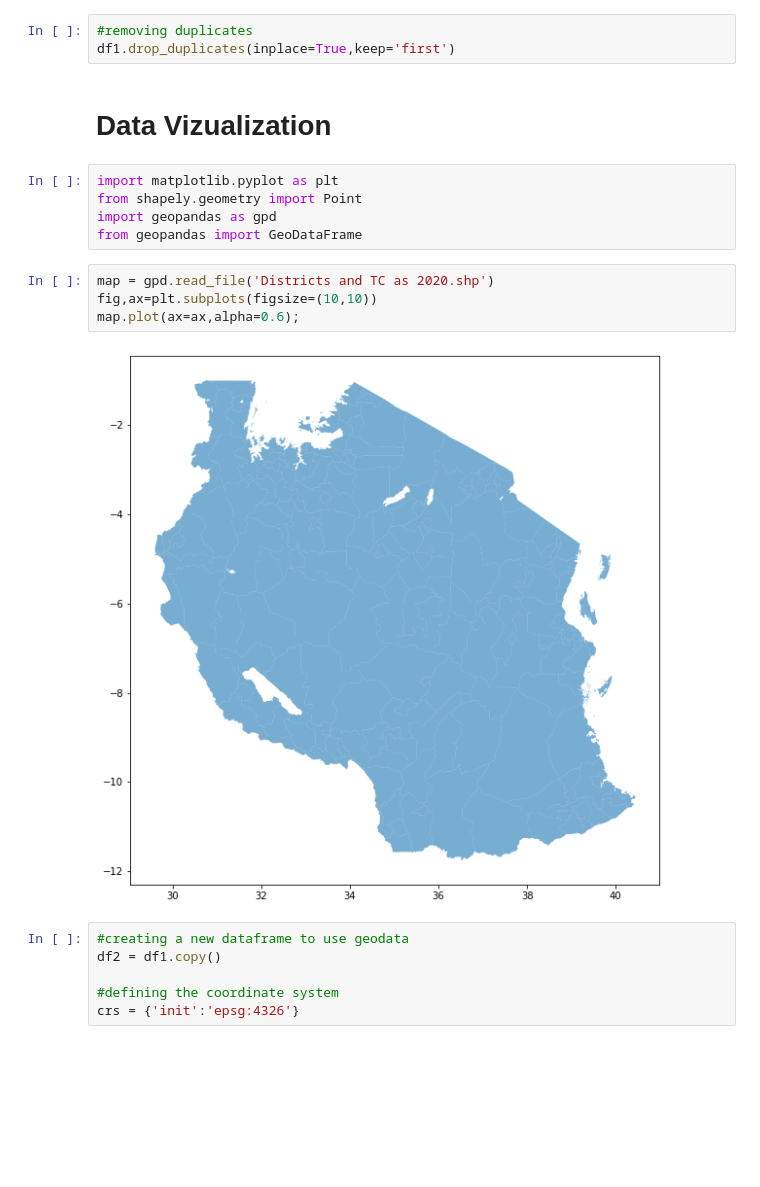
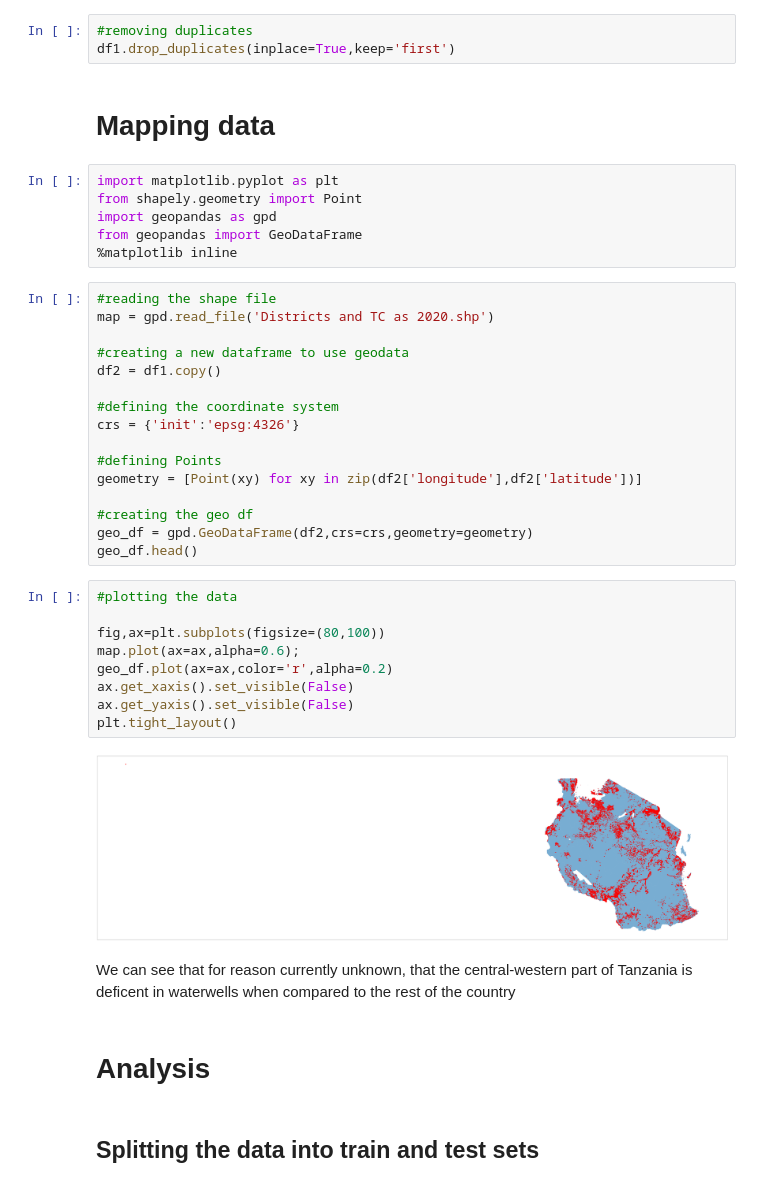
Before and after one commit to rahulakrish/water_pump_classifier, a Jupyter notebook: phase3_project.ipynb, the cells around one changed output. Cells and saved outputs as stored; diff of their text form; blank space fills up the shorter version.

```diff
--- a/phase3_project.ipynb
+++ b/phase3_project.ipynb
@@ -531,22 +527,44 @@ We can that there are 36 rows of duplicate data. We can remove them from the dat
 # %%
 #removing duplicates
 df1.drop_duplicates(inplace=True,keep='first')
-# %% [markdown]
-# Data Vizualization
+# %% [markdown]
+# Mapping data
 # %%
 import matplotlib.pyplot as plt
 from shapely.geometry import Point
 import geopandas as gpd
 from geopandas import GeoDataFrame
+%matplotlib inline
-# %%
-map = gpd.read_file('Districts and TC as 2020.shp')
-fig,ax=plt.subplots(figsize=(10,10))
-map.plot(ax=ax,alpha=0.6);
-# %% [output]
-[figure, removed]
 # %%
+#reading the shape file
+map = gpd.read_file('Districts and TC as 2020.shp')
+
 #creating a new dataframe to use geodata
 df2 = df1.copy()
 
 #defining the coordinate system
 crs = {'init':'epsg:4326'}
+
+#defining Points
+geometry = [Point(xy) for xy in zip(df2['longitude'],df2['latitude'])]
+
+#creating the geo df
+geo_df = gpd.GeoDataFrame(df2,crs=crs,geometry=geometry)
+geo_df.head()
+# %%
+#plotting the data
+
+fig,ax=plt.subplots(figsize=(80,100))
+map.plot(ax=ax,alpha=0.6);
+geo_df.plot(ax=ax,color='r',alpha=0.2)
+ax.get_xaxis().set_visible(False)
+ax.get_yaxis().set_visible(False)
+plt.tight_layout()
+# %% [output]
+[figure, added]
+# %% [markdown]
+We can see that for reason currently unknown, that the central-western part of Tanzania is deficent in waterwells when compared to the rest of the country
+# %% [markdown]
+# Analysis
+# %% [markdown]
+## Splitting the data into train and test sets
```
Also changed, not shown: parts of 5 cells of this notebook, 1 other file.
